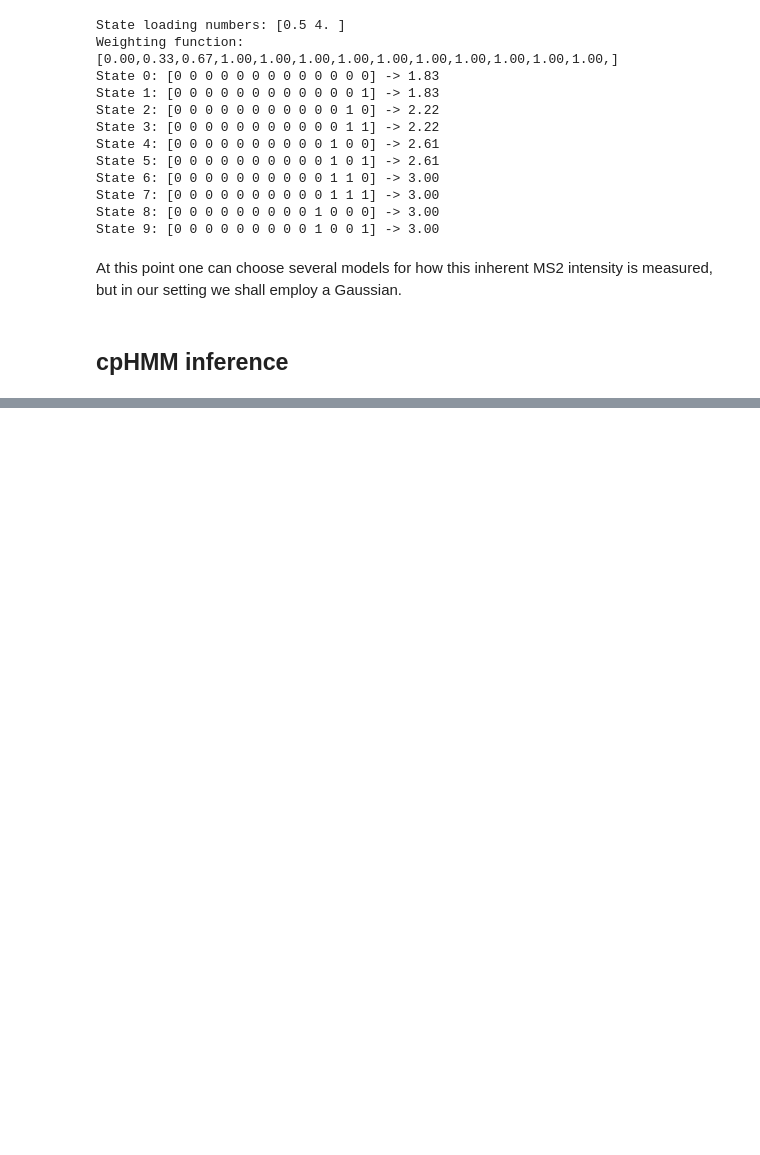
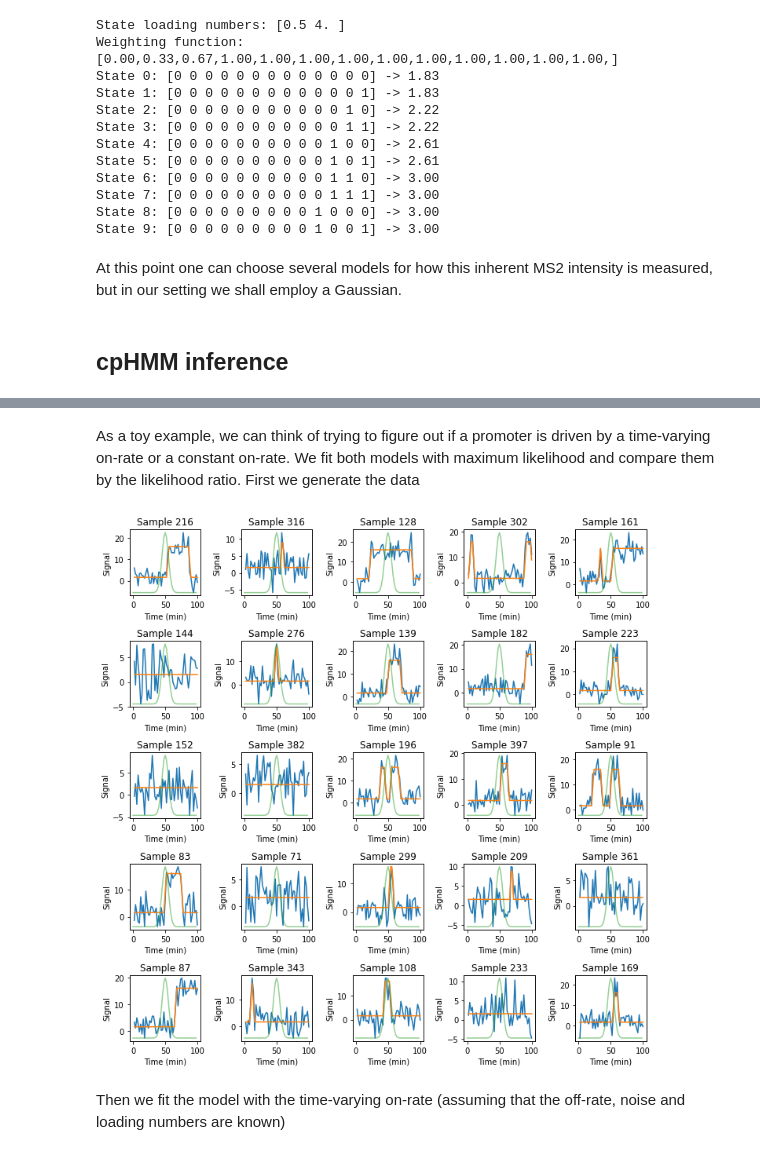
Before and after one commit to henrik-dahl-pinholt/EPlink, a Jupyter notebook: docs/Notebooks/Background_MS2_cpHMM.ipynb, the cells around one changed output, grey strips where cells are left out. Cells and saved outputs as stored; diff of their text form; code cells hidden in the pictures; blank space fills up the shorter version.

```diff
--- a/docs/Notebooks/Background_MS2_cpHMM.ipynb
+++ b/docs/Notebooks/Background_MS2_cpHMM.ipynb
@@ -305,0 +312,2 @@ At this point one can choose several models for how this inherent MS2 intensity
+# %% [markdown]
+As a toy example, we can think of trying to figure out if a promoter is driven by a time-varying on-rate or a constant on-rate. We fit both models with maximum likelihood and compare them by the likelihood ratio. First we generate the data
@@ -305,0 +349,16 @@ At this point one can choose several models for how this inherent MS2 intensity
+# %%
+fig,ax = plt.subplots(5,5,figsize=(10,10))
+sample_inds = np.random.choice(np.arange(nsamples_here),size=len(ax.flatten()),replace=False)
+for i,a in enumerate(ax.flatten()):
+    a.plot(ts,observation[sample_inds[i],:])
+    a.plot(ts,signal[sample_inds[i],:])
+    tx = a.twinx()
+    tx.plot(np.arange(ntimesteps_here)*dt_here,true_kon,alpha=0.5,color="C2")
+    tx.set(yticks=[],yticklabels=[])
+    a.set(xlabel="Time (min)",ylabel="Signal")
+    a.set(title=f"Sample {sample_inds[i]}")
+fig.tight_layout()
+# %% [output]
+[figure, added]
+# %% [markdown]
+Then we fit the model with the time-varying on-rate (assuming that the off-rate, noise and loading numbers are known)
```
Also changed, not shown: parts of 21 cells of this notebook, 2 other files.
